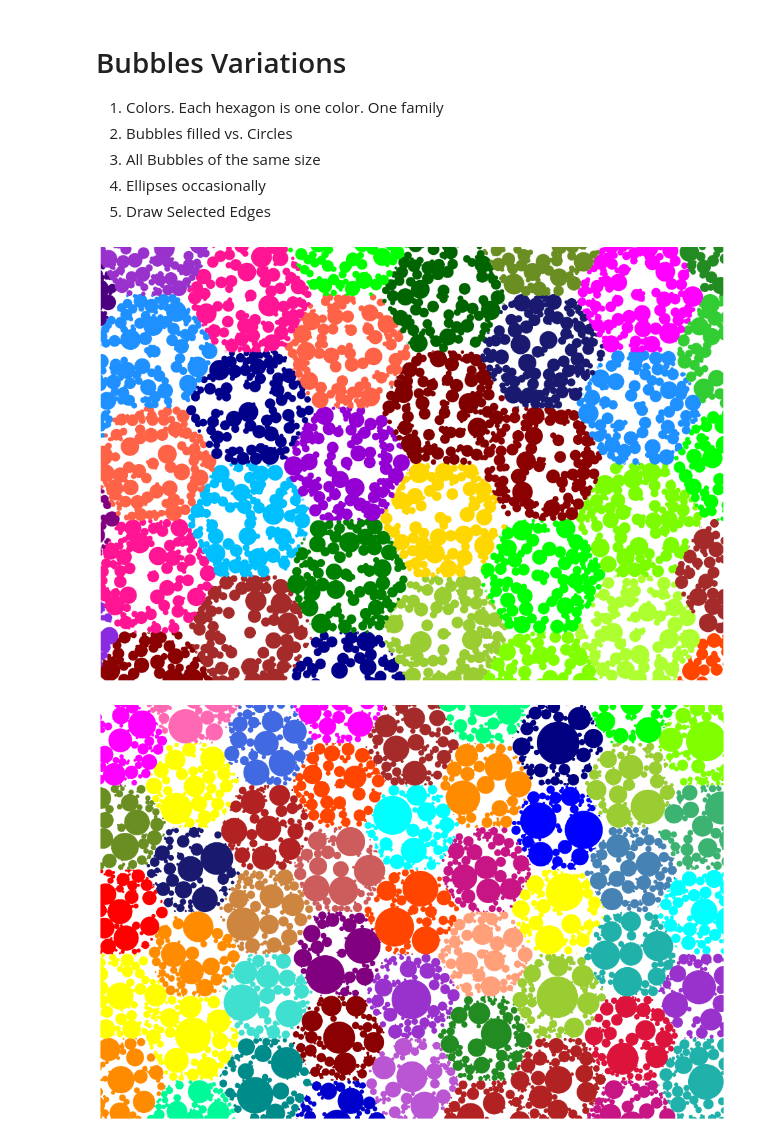
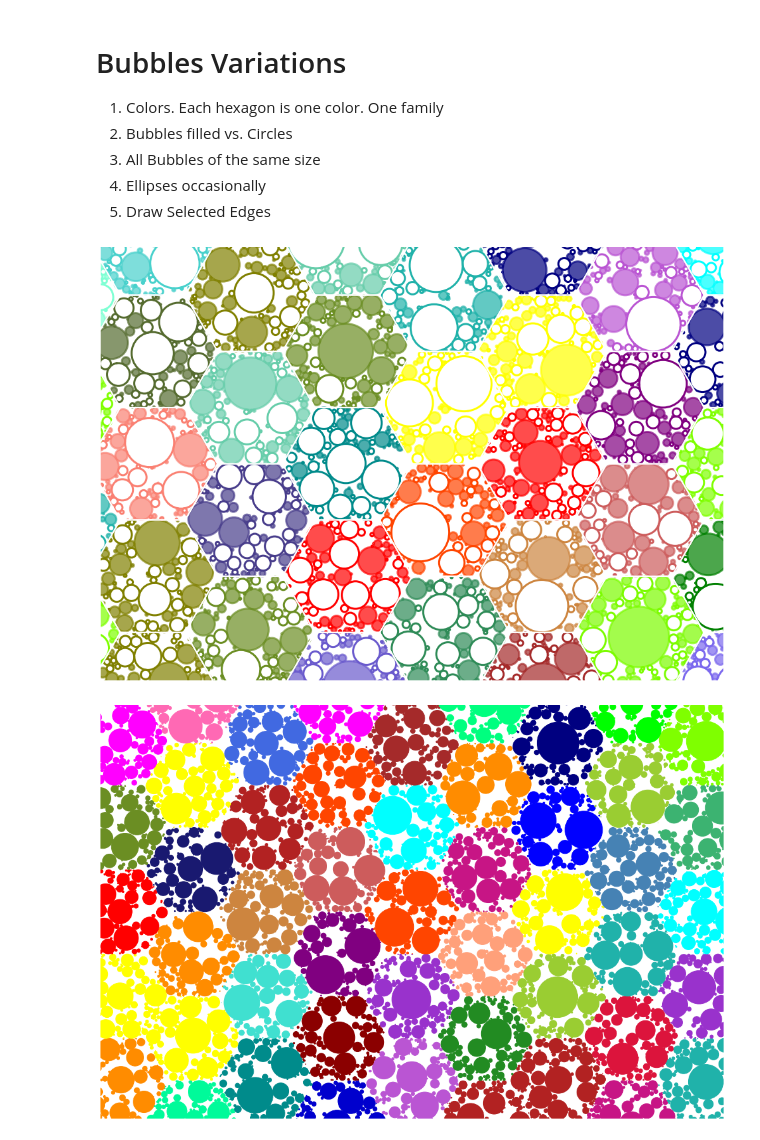
Before and after one commit to Ram-N/hexagons, a Jupyter notebook: 18.0_Example_Bubbles.ipynb, the cells around one changed output. Cells and saved outputs as stored; diff of their text form; code cells hidden in the pictures.

```diff
--- a/18.0_Example_Bubbles.ipynb
+++ b/18.0_Example_Bubbles.ipynb
@@ -351,18 +351,17 @@ def hex_cookie_cutter(h, colors, ax, **kwargs):
                 min_dist = dist
 
         #Adding this to stop large bubble circles...
-#         if min_dist > h.size*0.4:
-#             min_dist/=2
-        #Adding this to stop large bubble circles...
-        if min_dist > h.size*0.15:
-            min_dist = 0.15
+        if min_dist > h.size*0.5:
+            min_dist/=2
 
         if min_dist > 0:
             dia = min_dist*2
             #ht = dia * np.random.random()
             #angle = np.random.random() * 180
             #clr = get_rnd_color_from_family(colors)
-            a = Ellipse(pt, dia, dia, 0, color=colors, lw=3)# fill=False)
+            fill = True if np.random.random() < 0.5 else False
+            alpha=0.7 if fill else 1
+            a = Ellipse(pt, dia, dia, 0, color=colors, lw=3, fill=fill, alpha=alpha)
             ax.add_patch(a)
 
             bubbles.append([pt, min_dist])
@@ -390,37 +389,37 @@ def main():
 
     hg = HexGrid(num_rows, num_cols, size, flat=True)
 
-    COL = RED_BROWNS_HIGH_SAT + PURPLES_HIGH_SAT + PINKS_HIGH_SAT + BLUES_HIGH_SAT + YELLOWS_HIGH_SAT + GREENS_HIGH_SAT
-
+    COL = RED_BROWNS + PURPLES #+ PINKS_HIGH_SAT + BLUES_HIGH_SAT + YELLOWS_HIGH_SAT + GREENS_HIGH_SAT
+    COL = HIGH_SAT
     for h in hg.hlist:
         #colors = get_rnd_color_from_family(COL)
         #cfam = get_rnd_family()
-
         col = get_rnd_color_from_family(COL)
         hex_cookie_cutter(h, col, ax)
+        h.render(fill=None, lw=2, color='white', zorder=3)
 
     plt.axis('scaled')
     xclip, yclip = 0.8, 0.7
     y_range = size * 1.732 * num_rows / 4 * yclip
     x_range = size * num_cols * xclip
     ax.set_ybound(lower=-1*y_range, upper=y_range)
     ax.set_xbound(lower=-1*x_range, upper=x_range)
     plt.axis('off')
 
     pf.save_file(fig,
               f'Bubbles_',
               nbk = nbk,
               num_rows=num_rows,
               num_cols=num_cols
             )
 
 
     logging.info('Finished')
 
 if __name__ == '__main__':
     main()
 # %% [output]
-[figure, old version]
+[figure, new version]
 # %%
 def main():
 
```
Also changed, not shown: 4 other files.
